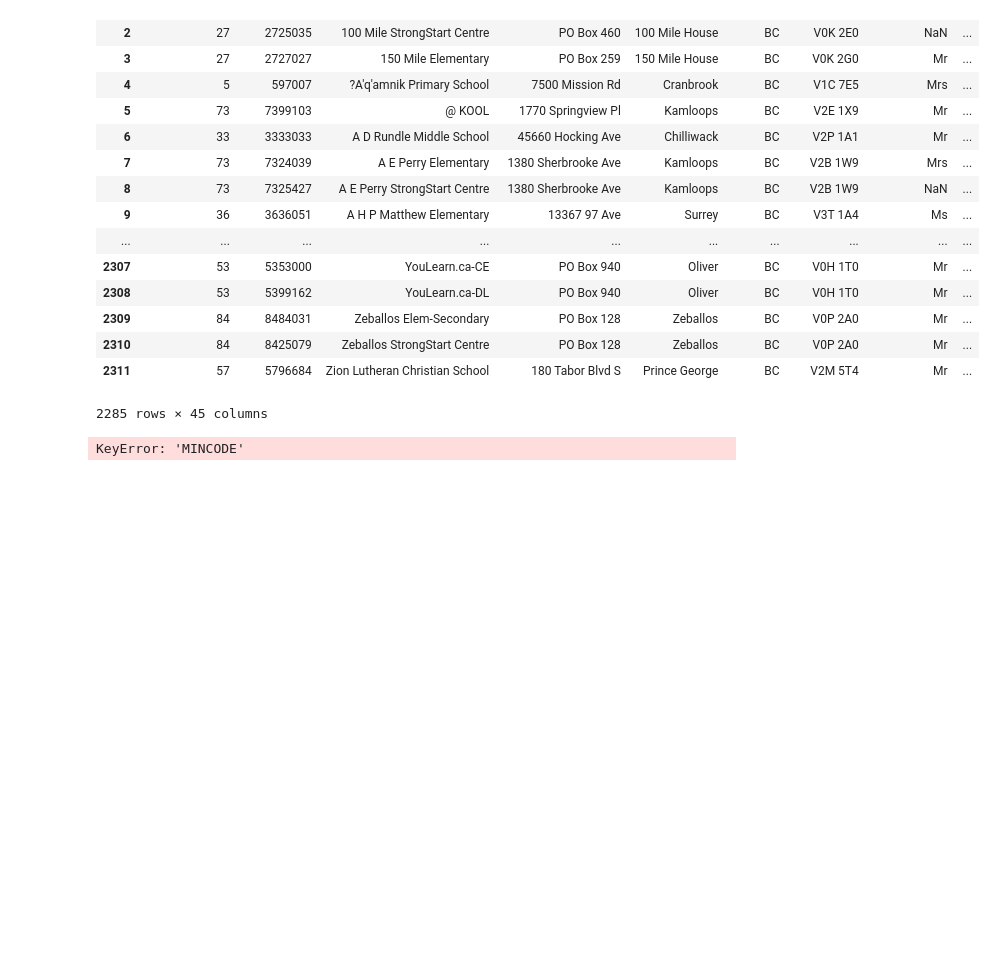
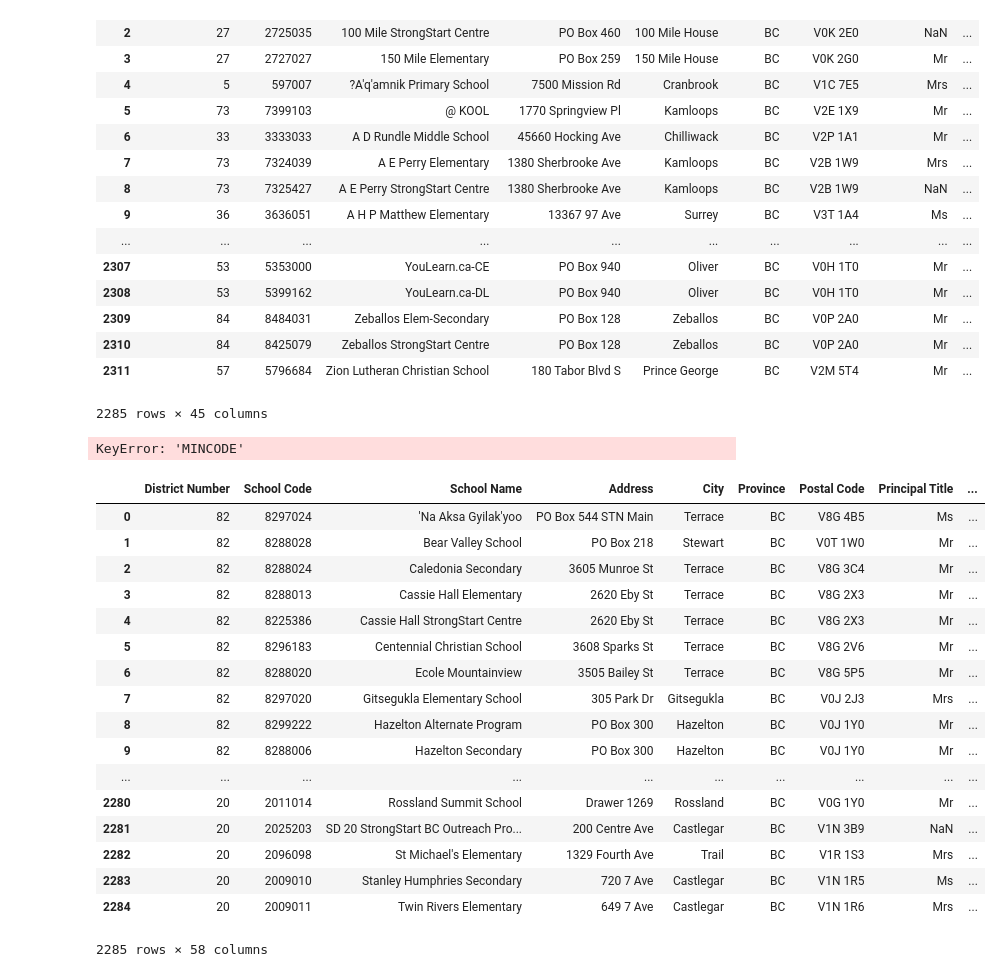
Before and after one commit to harrisonxia/DeloitteAIHacks-Team-1, a Jupyter notebook: mapping/addressToLocation.ipynb, the cells around one changed output. Cells and saved outputs as stored; diff of their text form; code cells hidden in the pictures; blank space fills up the shorter version.

```diff
--- a/mapping/addressToLocation.ipynb
+++ b/mapping/addressToLocation.ipynb
@@ -104,8 +104,28 @@ KeyError: 'MINCODE'
 # %%
 current_district_office_information = pd.read_csv('current_district_office_information.csv', encoding = 'latin-1')
 
 # current_district_office_information['DISTRICT_NUMBER']
 valid_contact['District Number']
 df = valid_contact.merge(current_district_office_information, left_on='District Number', right_on='DISTRICT_NUMBER')
 # df = valid_contact.merge(current_district_office_information[['DISTRICT_NUMBER']], left_on='District Number', right_on='DISTRICT_NUMBER')
-df.to_csv(path_or_buf = 'contact.csv', index=False)
+# df.to_csv(path_or_buf = 'contact.csv', index=False)
+df
+# %% [output]
+|  | District Number | School Code | School Name | Address | City | Province | Postal Code | Principal Title | ... |
+| 0 | 82 | 8297024 | 'Na Aksa Gyilak'yoo | PO Box 544 STN Main | Terrace | BC | V8G 4B5 | Ms | ... |
+| 1 | 82 | 8288028 | Bear Valley School | PO Box 218 | Stewart | BC | V0T 1W0 | Mr | ... |
+| 2 | 82 | 8288024 | Caledonia Secondary | 3605 Munroe St | Terrace | BC | V8G 3C4 | Mr | ... |
+| 3 | 82 | 8288013 | Cassie Hall Elementary | 2620 Eby St | Terrace | BC | V8G 2X3 | Mr | ... |
+| 4 | 82 | 8225386 | Cassie Hall StrongStart Centre | 2620 Eby St | Terrace | BC | V8G 2X3 | Mr | ... |
+| 5 | 82 | 8296183 | Centennial Christian School | 3608 Sparks St | Terrace | BC | V8G 2V6 | Mr | ... |
+| 6 | 82 | 8288020 | Ecole Mountainview | 3505 Bailey St | Terrace | BC | V8G 5P5 | Mr | ... |
+| 7 | 82 | 8297020 | Gitsegukla Elementary School | 305 Park Dr | Gitsegukla | BC | V0J 2J3 | Mrs | ... |
+| 8 | 82 | 8299222 | Hazelton Alternate Program | PO Box 300 | Hazelton | BC | V0J 1Y0 | Mr | ... |
+| 9 | 82 | 8288006 | Hazelton Secondary | PO Box 300 | Hazelton | BC | V0J 1Y0 | Mr | ... |
+| ... | ... | ... | ... | ... | ... | ... | ... | ... | ... |
+| 2280 | 20 | 2011014 | Rossland Summit School | Drawer 1269 | Rossland | BC | V0G 1Y0 | Mr | ... |
+| 2281 | 20 | 2025203 | SD 20 StrongStart BC Outreach Pro... | 200 Centre Ave | Castlegar | BC | V1N 3B9 | NaN | ... |
+| 2282 | 20 | 2096098 | St Michael's Elementary | 1329 Fourth Ave | Trail | BC | V1R 1S3 | Mrs | ... |
+| 2283 | 20 | 2009010 | Stanley Humphries Secondary | 720 7 Ave | Castlegar | BC | V1N 1R5 | Ms | ... |
+| 2284 | 20 | 2009011 | Twin Rivers Elementary | 649 7 Ave | Castlegar | BC | V1N 1R6 | Mrs | ... |
+2285 rows × 58 columns
```
Also changed, not shown: parts of 6 cells of this notebook, 9 other files.
